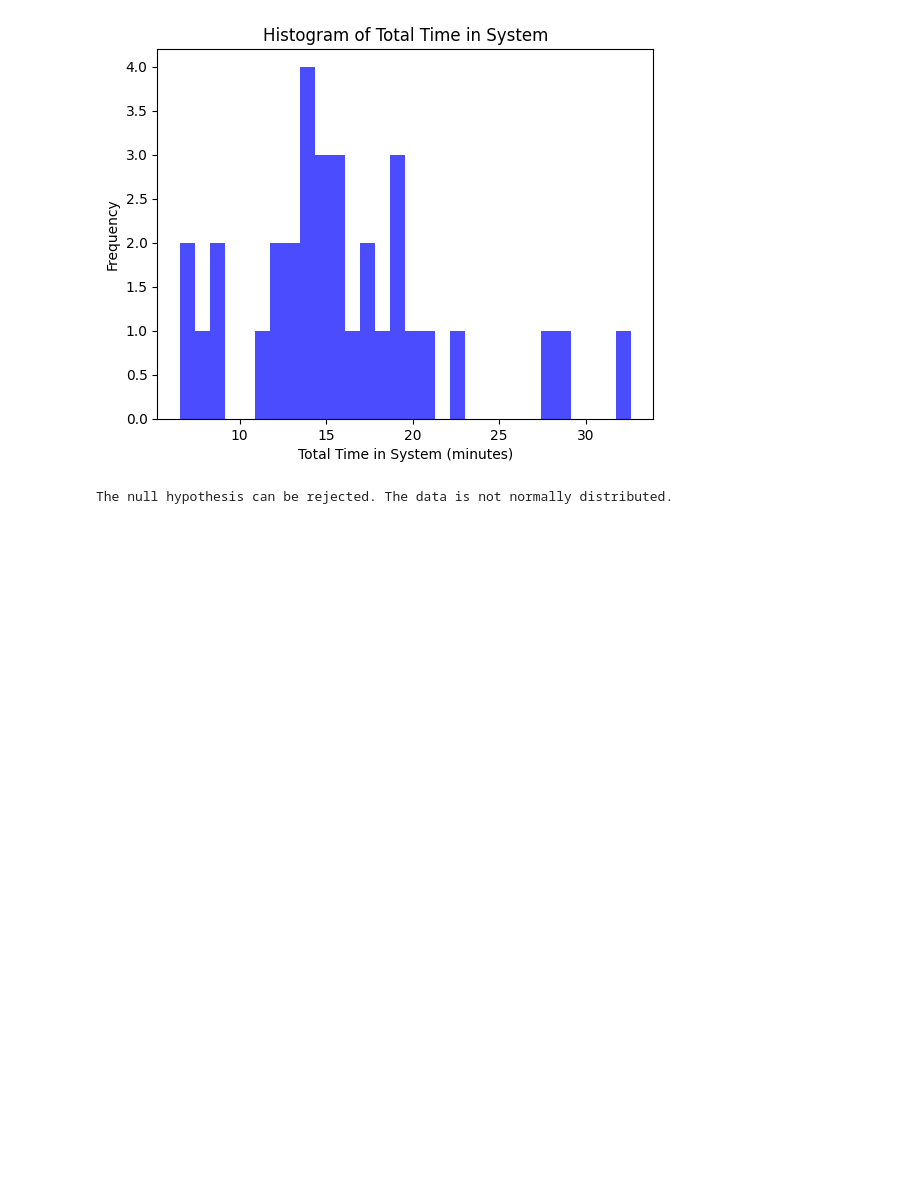
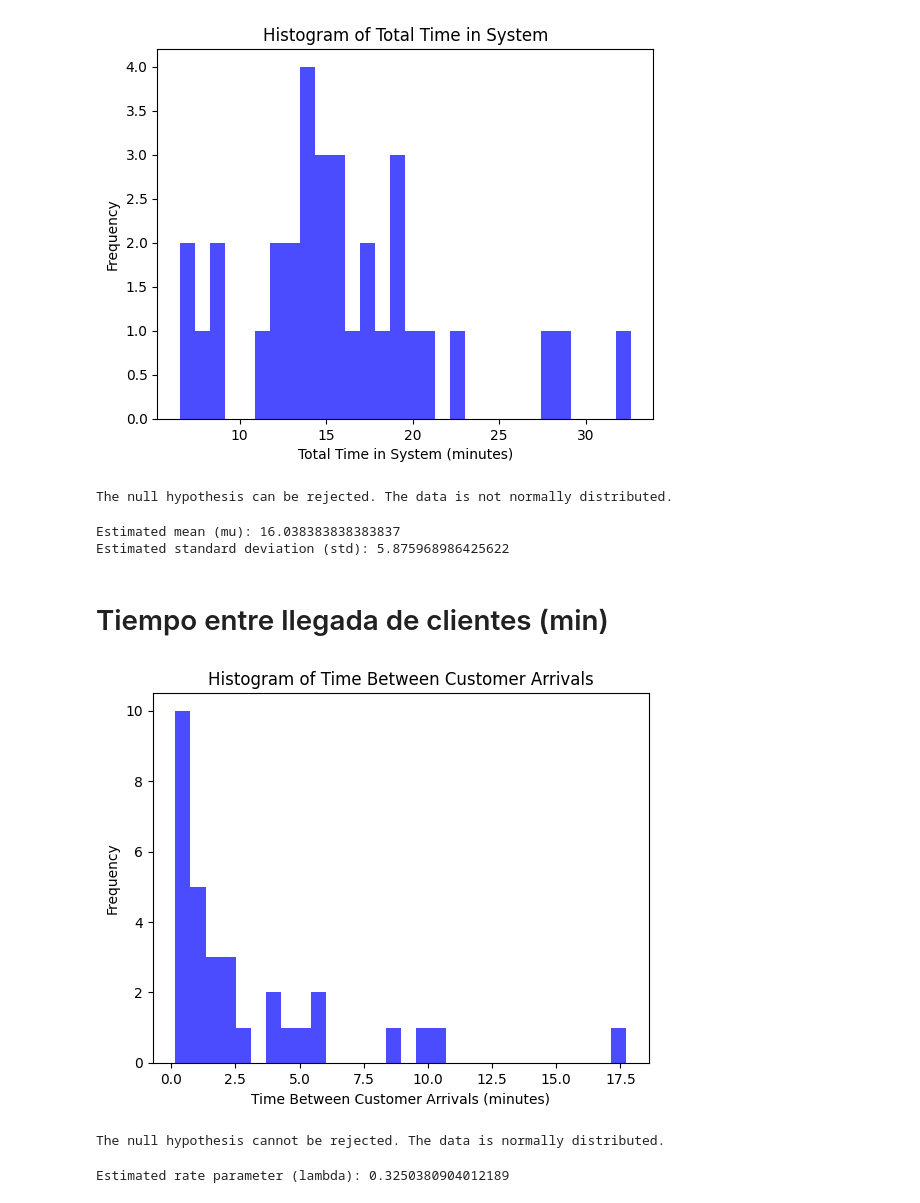
Before and after one commit to SebastianJRamirezA/gas_station_sim, a Jupyter notebook: data/data_analysis.ipynb, the cells around one changed output. Cells and saved outputs as stored; diff of their text form; code cells hidden in the pictures; blank space fills up the shorter version.

Commit message:
Estimate parameters for distributions in the simulation

```diff
--- a/data/data_analysis.ipynb
+++ b/data/data_analysis.ipynb
@@ -79,3 +95,39 @@ else:
     print("The null hypothesis cannot be rejected. The data is normally distributed.")
 # %% [output]
 The null hypothesis can be rejected. The data is not normally distributed.
+# %%
+# Estimation of parameters for a normal distribution
+mu, std = stats.norm.fit(df['Tiempo_Total_Sistema_min'])
+print(f"Estimated mean (mu): {mu}")
+print(f"Estimated standard deviation (std): {std}")
+# %% [output]
+Estimated mean (mu): 16.038383838383837
+Estimated standard deviation (std): 5.875968986425622
+# %% [markdown]
+# Tiempo entre llegada de clientes (min)
+# %%
+# Histogram of waiting times
+plt.hist(df['Tiempo_Entre_Llegada_min'], bins=30, color='blue', alpha=0.7)
+plt.title('Histogram of Time Between Customer Arrivals')
+plt.xlabel('Time Between Customer Arrivals (minutes)')
+plt.ylabel('Frequency')
+plt.show()
+# %% [output]
+[figure, added]
+# %%
+# Test for normality
+k2, p = stats.normaltest(df['Tiempo_Entre_Llegada_min'])
+alpha = 0.05
+if p < alpha:
+    print("The null hypothesis can be rejected. The data is not normally distributed.")
+else:
+    print("The null hypothesis cannot be rejected. The data is normally distributed.")
+# %% [output]
+The null hypothesis cannot be rejected. The data is normally distributed.
+# %%
+# Estimation of parameters for an exponential distribution
+mean_waiting_time = np.mean(df['Tiempo_Entre_Llegada_min'])
+lambda_param = 1 / mean_waiting_time
+print(f"Estimated rate parameter (lambda): {lambda_param}")
+# %% [output]
+Estimated rate parameter (lambda): 0.3250380904012189
```
Also changed, not shown: parts of 3 cells of this notebook, 2 other files.
